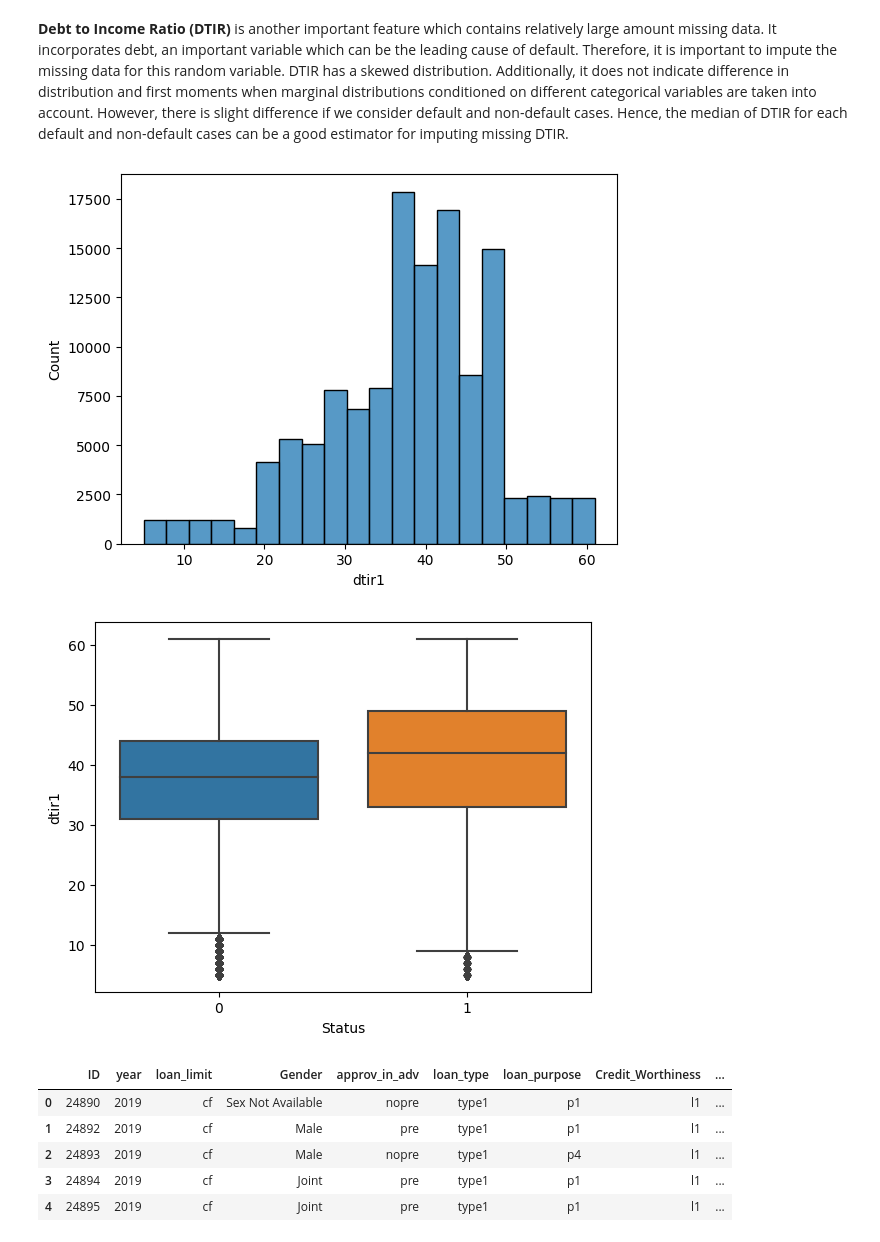
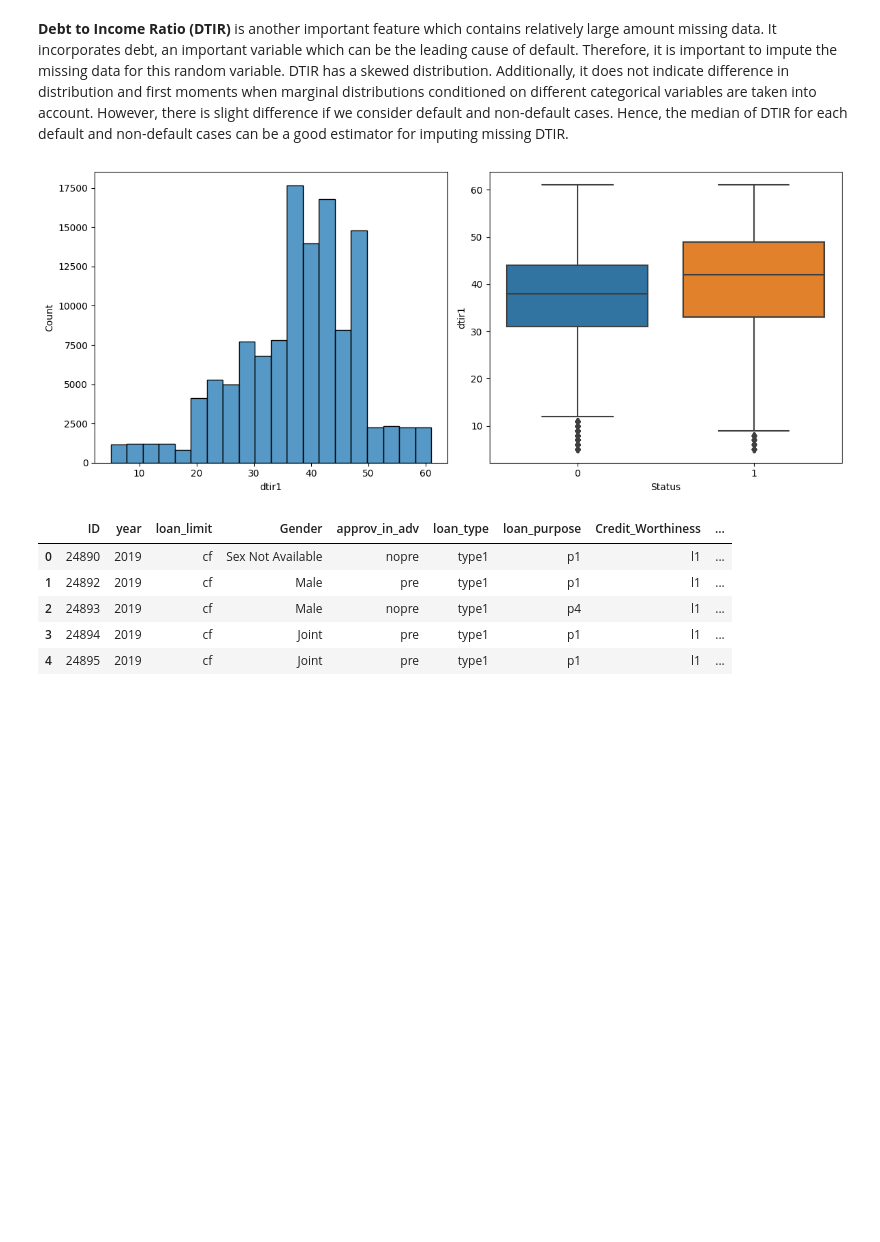
Before and after one commit to mhashemihsmw/maximum-likelihood-estimation-for-MOI-and-lineage-frequency-estimates-accounting-for-incomplete-data, a Jupyter notebook: loan-default-prediction.ipynb, the cells around one changed output. Saved outputs shown, nothing was run; the diff lists cells and outputs as text; code cells hidden in the pictures; blank space fills up the shorter version.

```diff
--- a/loan-default-prediction.ipynb
+++ b/loan-default-prediction.ipynb
@@ -423,13 +424,13 @@ df_cleaned_2 = categorical_missing(df_cleaned_1, 'term', p = pp, vals = v)
 # %% [markdown]
 **Debt to Income Ratio (DTIR)** is another important feature which contains relatively large amount missing data. It incorporates debt, an important variable which can be the leading cause of default. Therefore, it is important to impute the missing data for this random variable. DTIR has a skewed distribution. Additionally, it does not indicate difference in distribution and first moments when marginal distributions conditioned on different categorical variables are taken into account. However, there is slight difference if we consider default and non-default cases. Hence, the median of DTIR for each default and non-default cases can be a good estimator for imputing missing DTIR.
 # %%
-sns.histplot(data = df, x = 'dtir1', bins = 20)
+fig, ax = plt.subplots(1, 2, figsize=(12, 5))
+sns.histplot(df_out, x = 'dtir1', bins = 20, ax = ax[0])
+sns.boxplot(data = df_log_transformed, x = 'Status', y = 'dtir1', ax = ax[1])
+plt.tight_layout()
 plt.show()
-sns.boxplot(data = df_log_transformed, x = 'Status', y = 'dtir1')
-plt.show()
 # %% [output]
-[figure, old version]
+[figure, new version]
-[figure, removed]
 # %%
 # dtir1
 ditr_est = df_cleaned_2.groupby(['Status'])['dtir1'].median()
```
Also changed, not shown: parts of 19 cells of this notebook.
